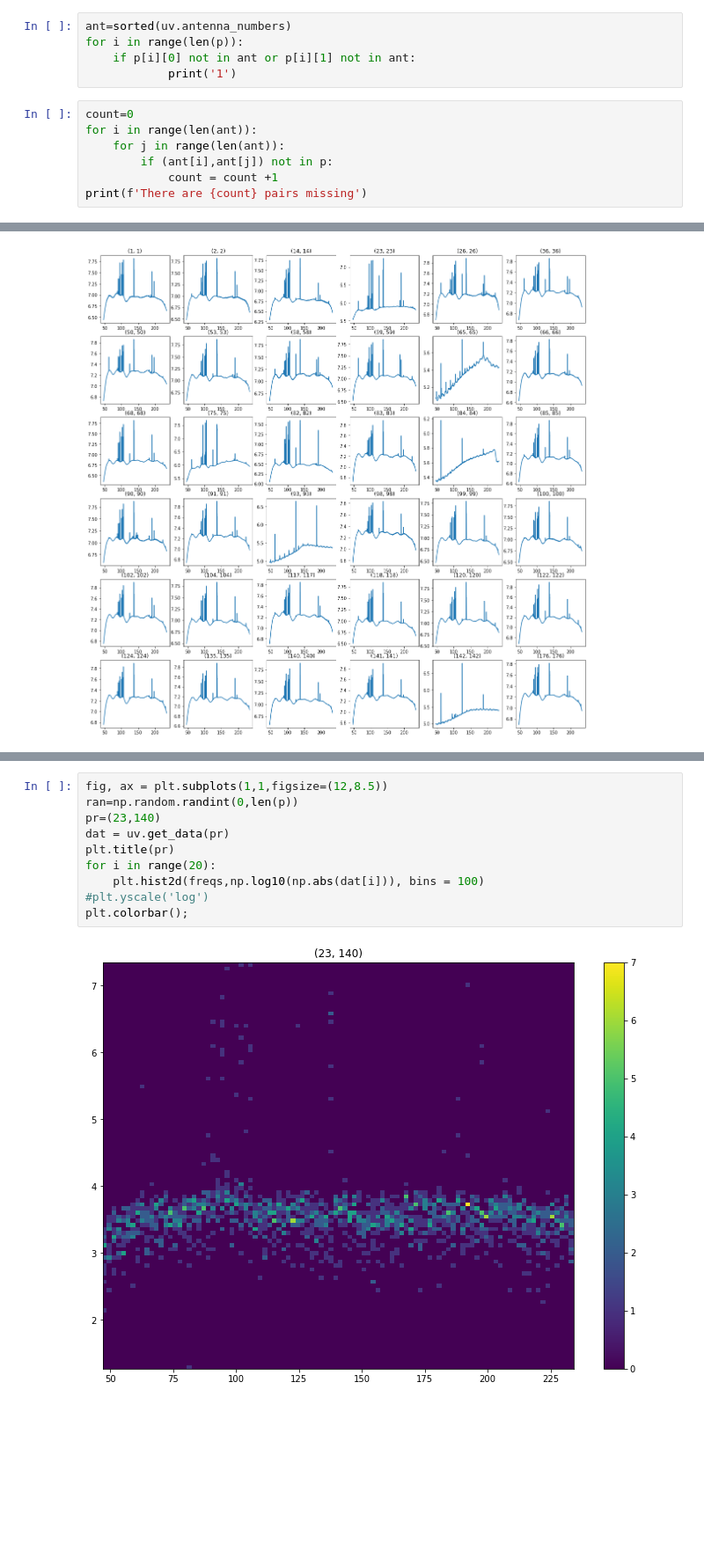
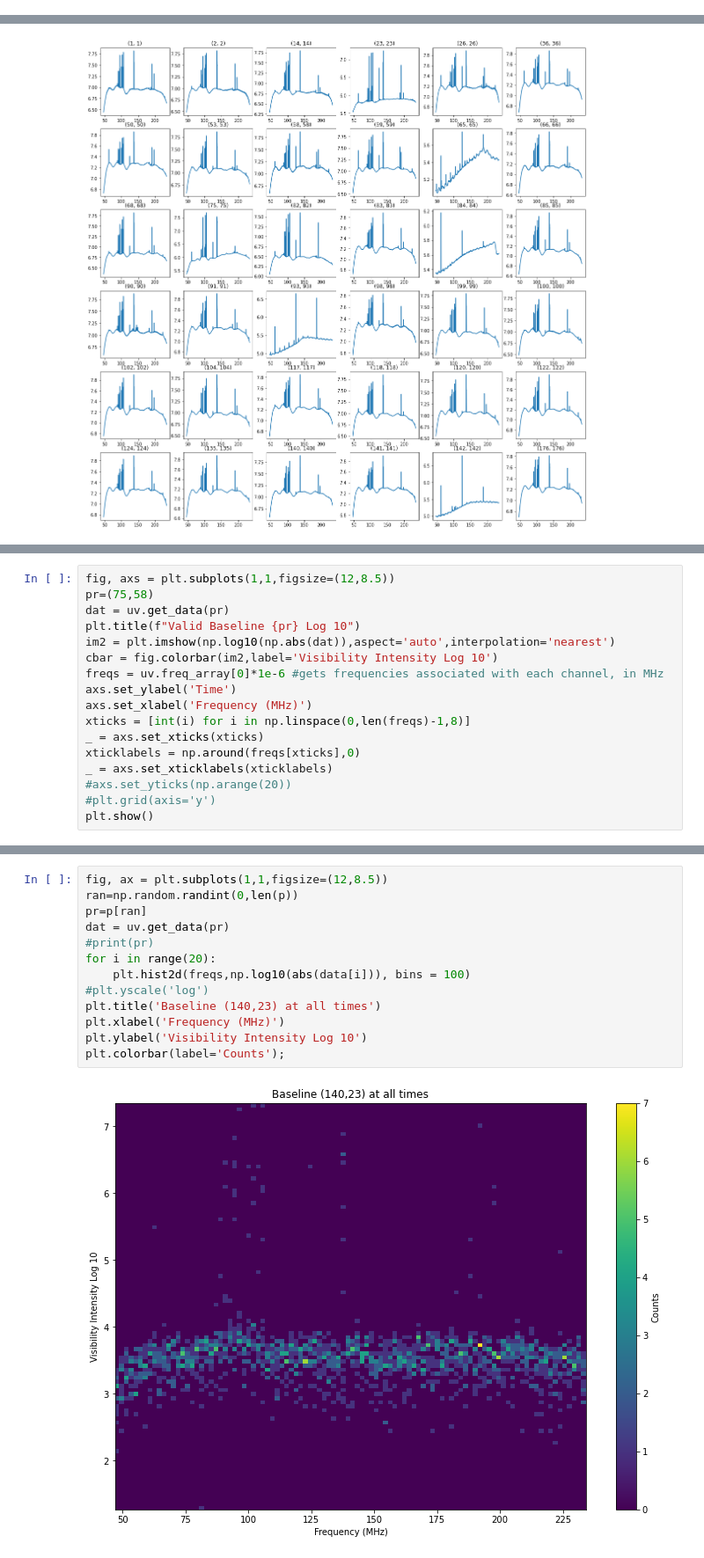
Before and after one commit to maria8ch/Phys434_BigData, a Jupyter notebook: lab5_Berres.ipynb, the cells around one changed output, grey strips where cells are left out. Shown at 88% size. Saved outputs shown, nothing was run; the diff lists cells and outputs as text; blank space fills up the shorter version.

```diff
--- a/lab5_Berres.ipynb
+++ b/lab5_Berres.ipynb
@@ -164,12 +140,0 @@ for i in range(666):
-# %%
-ant=sorted(uv.antenna_numbers)
-for i in range(len(p)):
-    if p[i][0] not in ant or p[i][1] not in ant:
-            print('1')
-# %%
-count=0
-for i in range(len(ant)):
-    for j in range(len(ant)):
-        if (ant[i],ant[j]) not in p:
-            count = count +1
-print(f'There are {count} pairs missing')
@@ -340,0 +272,17 @@ We can see at the baselines of (65, 65), (84, 84), (93, 93), and (142, 142) that
+# %%
+fig, axs = plt.subplots(1,1,figsize=(12,8.5))
+pr=(75,58)
+dat = uv.get_data(pr)
+plt.title(f"Valid Baseline {pr} Log 10")
+im2 = plt.imshow(np.log10(np.abs(dat)),aspect='auto',interpolation='nearest')
+cbar = fig.colorbar(im2,label='Visibility Intensity Log 10')
+freqs = uv.freq_array[0]*1e-6 #gets frequencies associated with each channel, in MHz
+axs.set_ylabel('Time')
+axs.set_xlabel('Frequency (MHz)')
+xticks = [int(i) for i in np.linspace(0,len(freqs)-1,8)]
+_ = axs.set_xticks(xticks)
+xticklabels = np.around(freqs[xticks],0)
+_ = axs.set_xticklabels(xticklabels)
+#axs.set_yticks(np.arange(20))
+#plt.grid(axis='y')
+plt.show()
@@ -341,12 +298,15 @@ We can see at the baselines of (65, 65), (84, 84), (93, 93), and (142, 142) that
 # %%
 fig, ax = plt.subplots(1,1,figsize=(12,8.5))
 ran=np.random.randint(0,len(p))
-pr=(23,140)
+pr=p[ran]
 dat = uv.get_data(pr)
-plt.title(pr)
+#print(pr)
 for i in range(20):
-    plt.hist2d(freqs,np.log10(np.abs(dat[i])), bins = 100)
+    plt.hist2d(freqs,np.log10(abs(data[i])), bins = 100)
 #plt.yscale('log')
-plt.colorbar();
+plt.title('Baseline (140,23) at all times')
+plt.xlabel('Frequency (MHz)')
+plt.ylabel('Visibility Intensity Log 10')
+plt.colorbar(label='Counts');
 # %% [output]
-[figure, old version]
+[figure, new version]
```
Also changed, not shown: parts of 47 cells of this notebook.
